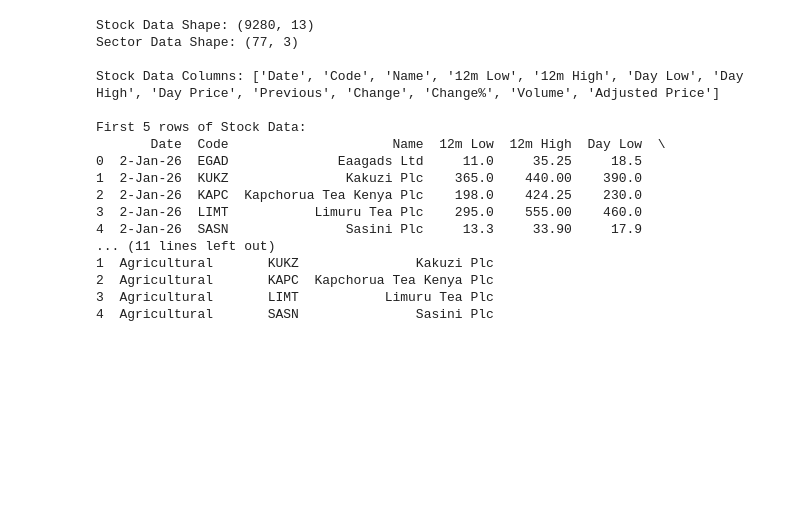
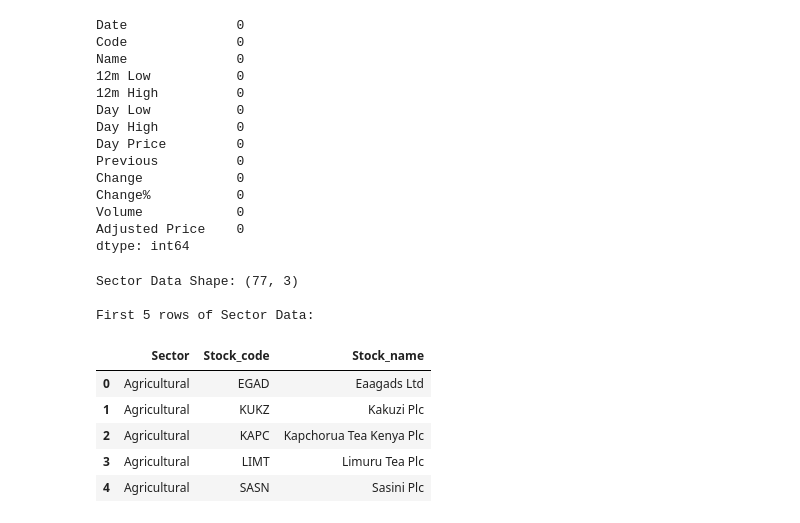
Before and after one commit to nelly-mbatha/FinSight-Capstone-Project, a Jupyter notebook: FinSight.ipynb, the cells around one changed output. Cells and saved outputs as stored; diff of their text form; code cells hidden in the pictures; blank space fills up the shorter version.

```diff
--- a/FinSight.ipynb
+++ b/FinSight.ipynb
@@ -17,26 +94,32 @@ sector_data = pd.read_csv('NSE_data_stock_market_sectors_2026.csv')
+# %%
+# Check for missing values in stock_data
+stock_data.isnull().sum()
+# %% [output]
+Date              0
+Code              0
+Name              0
+12m Low           0
+12m High          0
+Day Low           0
+Day High          0
+Day Price         0
+Previous          0
+Change            0
+Change%           0
+Volume            0
+Adjusted Price    0
+dtype: int64
 # %%
-print("Stock Data Shape:", stock_data.shape)
 print("Sector Data Shape:", sector_data.shape)
-print("\nStock Data Columns:", stock_data.columns.tolist())
-print("\nFirst 5 rows of Stock Data:")
-print(stock_data.head())
-print("\nSector Data Sample:")
-print(sector_data.head())
+print("\nFirst 5 rows of Sector Data:")
+sector_data.head(5)
 # %% [output]
-Stock Data Shape: (9280, 13)
 Sector Data Shape: (77, 3)
 
-Stock Data Columns: ['Date', 'Code', 'Name', '12m Low', '12m High', 'Day Low', 'Day High', 'Day Price', 'Previous', 'Change', 'Change%', 'Volume', 'Adjusted Price']
-
-First 5 rows of Stock Data:
-       Date  Code                     Name  12m Low  12m High  Day Low  \
-0  2-Jan-26  EGAD              Eaagads Ltd     11.0     35.25     18.5
-1  2-Jan-26  KUKZ               Kakuzi Plc    365.0    440.00    390.0
-2  2-Jan-26  KAPC  Kapchorua Tea Kenya Plc    198.0    424.25    230.0
-3  2-Jan-26  LIMT           Limuru Tea Plc    295.0    555.00    460.0
-4  2-Jan-26  SASN               Sasini Plc     13.3     33.90     17.9
-... (11 lines left out)
-1  Agricultural       KUKZ               Kakuzi Plc
-2  Agricultural       KAPC  Kapchorua Tea Kenya Plc
-3  Agricultural       LIMT           Limuru Tea Plc
-4  Agricultural       SASN               Sasini Plc
+First 5 rows of Sector Data:
+|  | Sector | Stock_code | Stock_name |
+| 0 | Agricultural | EGAD | Eaagads Ltd |
+| 1 | Agricultural | KUKZ | Kakuzi Plc |
+| 2 | Agricultural | KAPC | Kapchorua Tea Kenya Plc |
+| 3 | Agricultural | LIMT | Limuru Tea Plc |
+| 4 | Agricultural | SASN | Sasini Plc |
```
Also changed, not shown: parts of 25 cells of this notebook.
